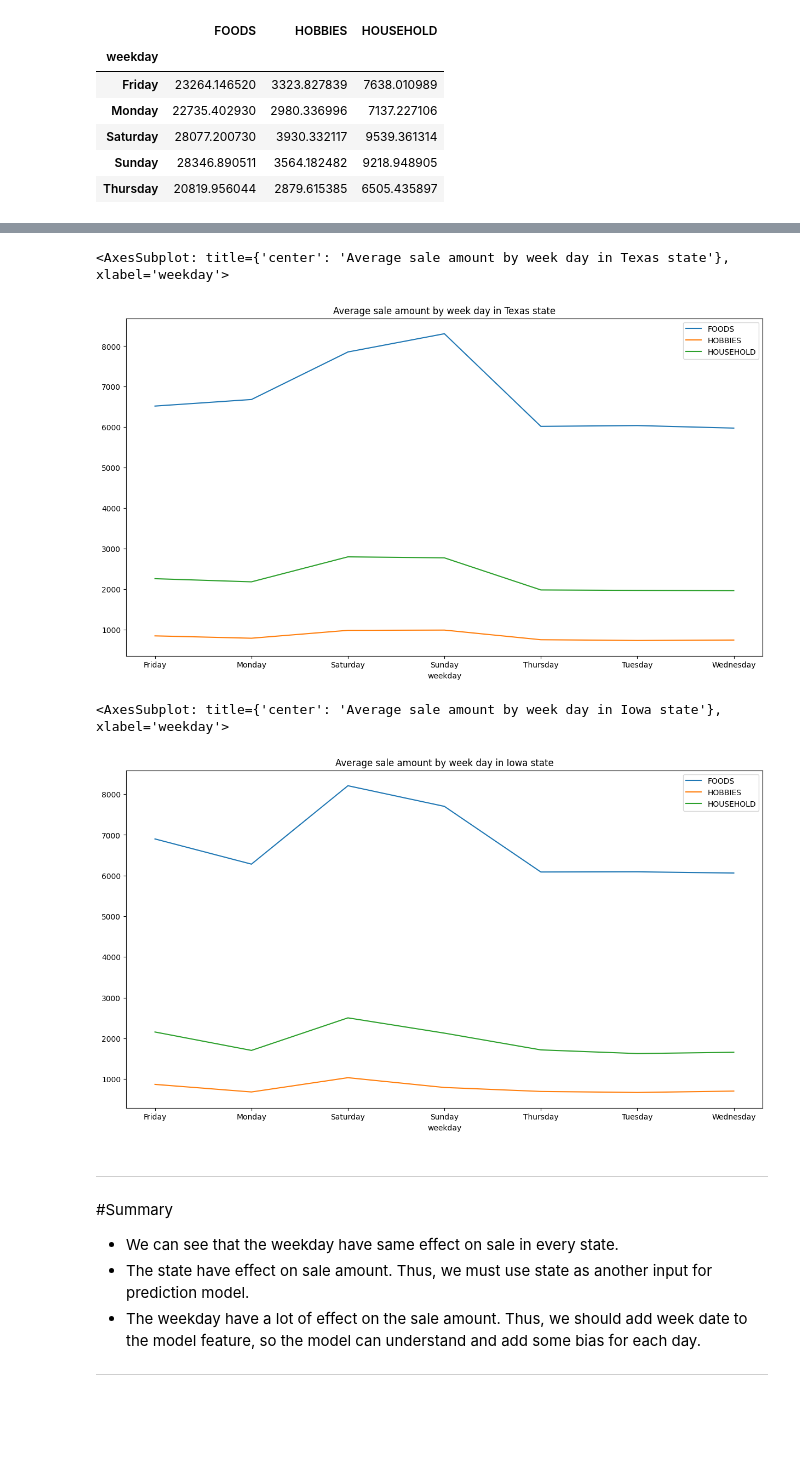
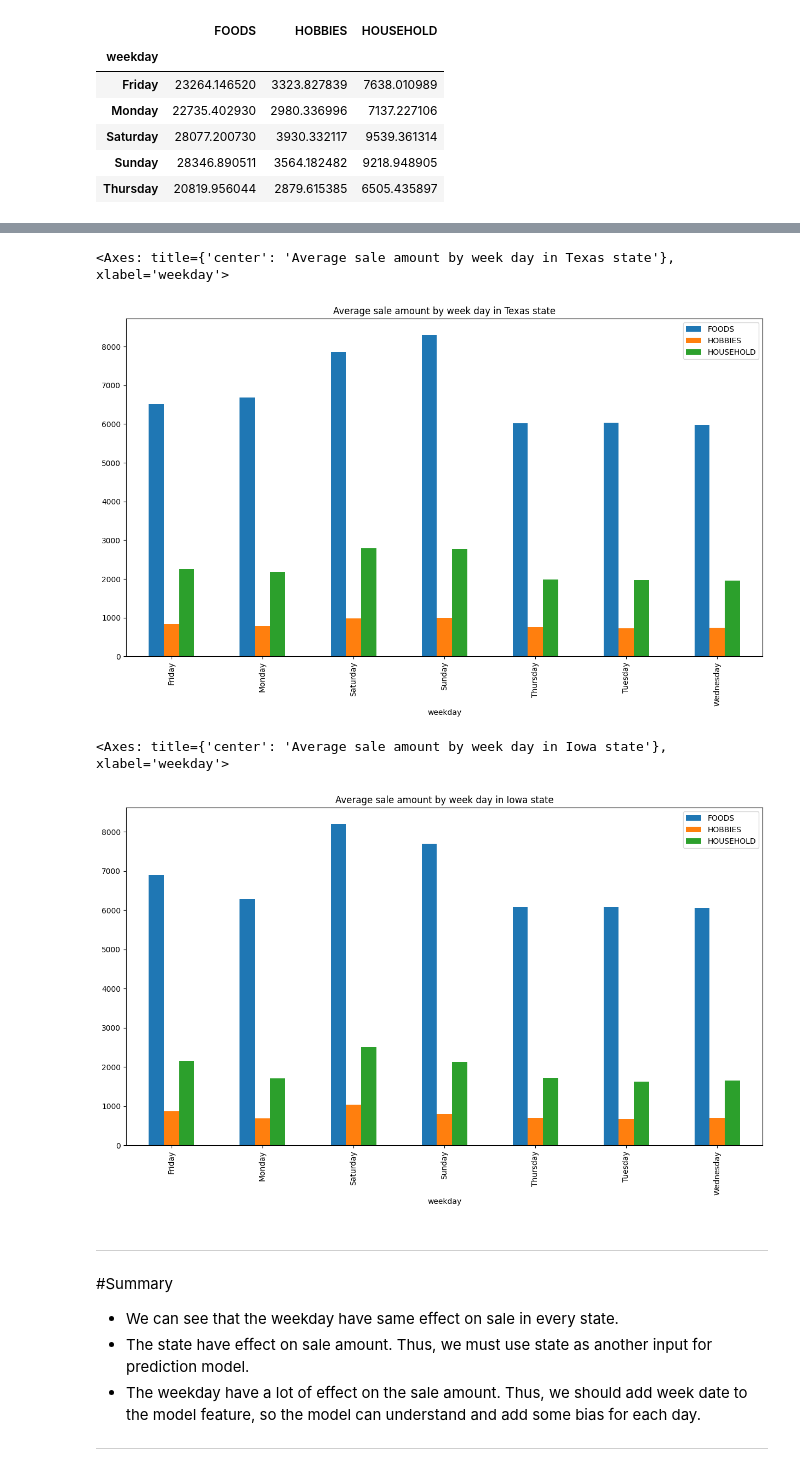
Before and after one commit to zMaxKunGz/m5-challenge, a Jupyter notebook: m5-forecasting.ipynb, the cells around one changed output, grey strips where cells are left out. Cells and saved outputs as stored; diff of their text form; code cells hidden in the pictures; blank space fills up the shorter version.

```diff
--- a/m5-forecasting.ipynb
+++ b/m5-forecasting.ipynb
@@ -190,21 +244,21 @@ sales_cat_avg_weekday_CA.plot(figsize=(15,8), title='Average sale amount by week
 # %%
 sales_sum_cat_TX = sales_raw[sales_raw['state_id'] == 'TX'].drop(columns=['id', 'item_id', 'dept_id', 'state_id']).groupby(['cat_id']).sum().T
 sales_sum_cat_TXT = sales_sum_cat_TX.reset_index().rename(columns={'index': 'd'})
 sales_sum_cat_joindate_TX = sales_sum_cat_TXT.merge(calendar_raw, how='left', validate='1:1').set_index('d')
 sales_cat_avg_weekday_TX = sales_sum_cat_joindate_TX[['FOODS', 'HOBBIES', 'HOUSEHOLD', 'weekday']].groupby(['weekday']).mean()
-sales_cat_avg_weekday_TX.plot(figsize=(15,8), title='Average sale amount by week day in Texas state')
+sales_cat_avg_weekday_TX.plot.bar(figsize=(15,8), title='Average sale amount by week day in Texas state')
 # %% [output]
-<AxesSubplot: title={'center': 'Average sale amount by week day in Texas state'}, xlabel='weekday'>
+<Axes: title={'center': 'Average sale amount by week day in Texas state'}, xlabel='weekday'>
-[figure, old version]
+[figure, new version]
 # %%
 sales_sum_cat_WI = sales_raw[sales_raw['state_id'] == 'WI'].drop(columns=['id', 'item_id', 'dept_id', 'state_id']).groupby(['cat_id']).sum().T
 sales_sum_cat_WIT = sales_sum_cat_WI.reset_index().rename(columns={'index': 'd'})
 sales_sum_cat_joindate_WI = sales_sum_cat_WIT.merge(calendar_raw, how='left', validate='1:1').set_index('d')
 sales_cat_avg_weekday_WI = sales_sum_cat_joindate_WI[['FOODS', 'HOBBIES', 'HOUSEHOLD', 'weekday']].groupby(['weekday']).mean()
-sales_cat_avg_weekday_WI.plot(figsize=(15,8), title='Average sale amount by week day in Iowa state')
+sales_cat_avg_weekday_WI.plot.bar(figsize=(15,8), title='Average sale amount by week day in Iowa state')
 # %% [output]
-<AxesSubplot: title={'center': 'Average sale amount by week day in Iowa state'}, xlabel='weekday'>
+<Axes: title={'center': 'Average sale amount by week day in Iowa state'}, xlabel='weekday'>
-[figure, old version]
+[figure, new version]
 # %% [markdown]
 ***
 #Summary
```
Also changed, not shown: parts of 41 cells of this notebook.
